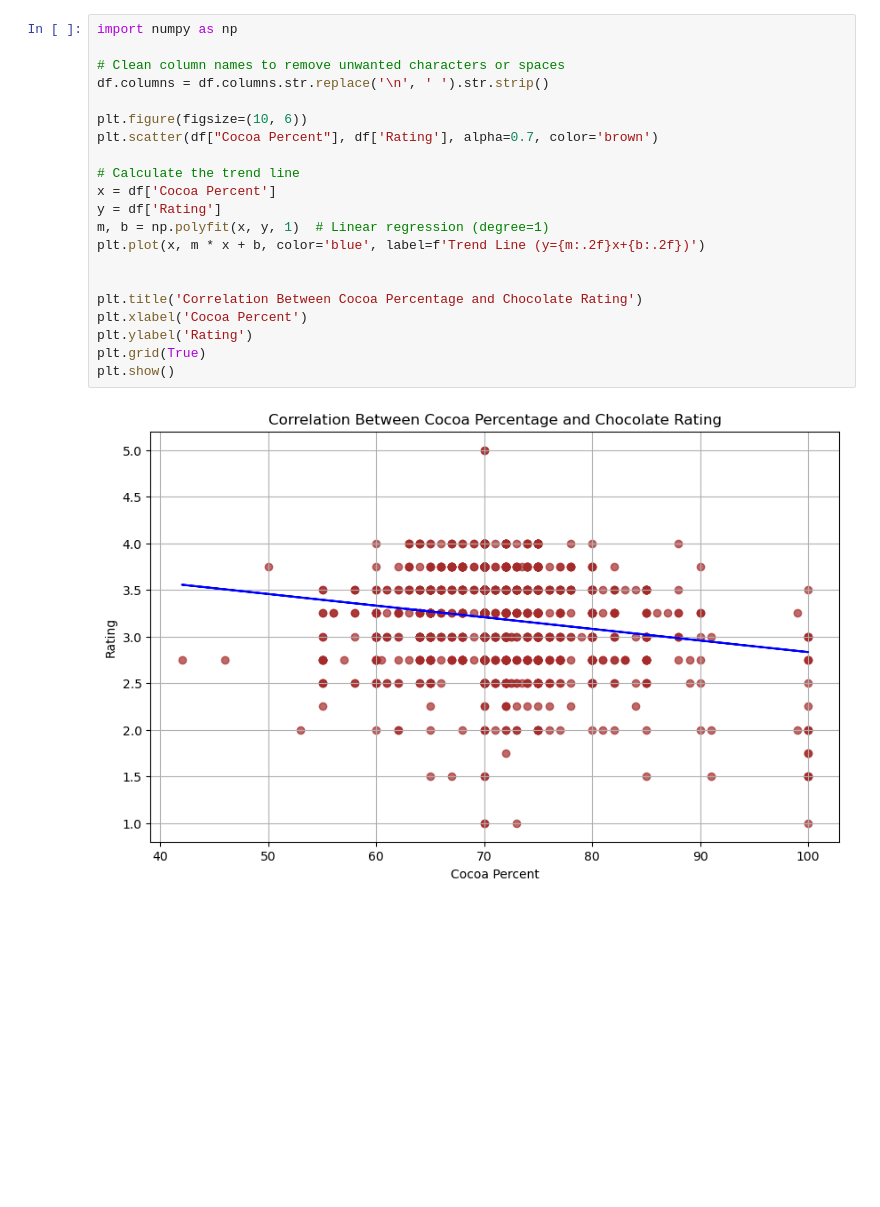
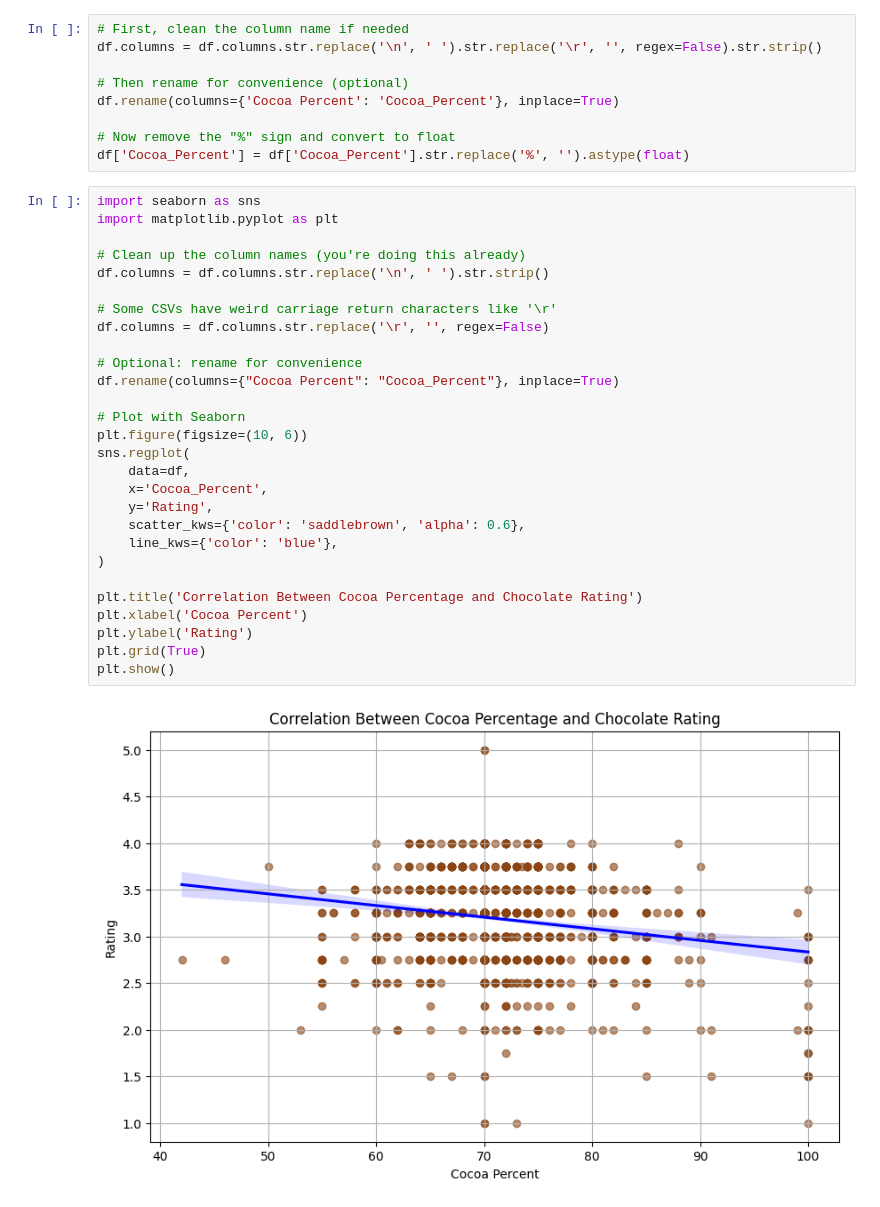
Before and after one commit to aloraorr/MLChocolateProject, a Jupyter notebook: ml_chocolate_project.ipynb, the cells around one changed output. Cells and saved outputs as stored; diff of their text form; blank space fills up the shorter version.

Commit message:
Fixed correlation graph, added distribution of chocolate ratings by company location

```diff
--- a/ml_chocolate_project.ipynb
+++ b/ml_chocolate_project.ipynb
@@ -53,26 +55,42 @@ plt.grid(axis='x', linestyle='--', alpha=0.7)
 plt.show()
 # %% [output]
 [figure]
+# %%
+# First, clean the column name if needed
+df.columns = df.columns.str.replace('\n', ' ').str.replace('\r', '', regex=False).str.strip()
+
+# Then rename for convenience (optional)
+df.rename(columns={'Cocoa Percent': 'Cocoa_Percent'}, inplace=True)
+
+# Now remove the "%" sign and convert to float
+df['Cocoa_Percent'] = df['Cocoa_Percent'].str.replace('%', '').astype(float)
 # %%
-import numpy as np
+import seaborn as sns
+import matplotlib.pyplot as plt
 
-# Clean column names to remove unwanted characters or spaces
+# Clean up the column names (you're doing this already)
 df.columns = df.columns.str.replace('\n', ' ').str.strip()
 
+# Some CSVs have weird carriage return characters like '\r'
+df.columns = df.columns.str.replace('\r', '', regex=False)
+
+# Optional: rename for convenience
+df.rename(columns={"Cocoa Percent": "Cocoa_Percent"}, inplace=True)
+
+# Plot with Seaborn
 plt.figure(figsize=(10, 6))
-plt.scatter(df["Cocoa Percent"], df['Rating'], alpha=0.7, color='brown')
-
-# Calculate the trend line
-x = df['Cocoa Percent']
-y = df['Rating']
-m, b = np.polyfit(x, y, 1)  # Linear regression (degree=1)
-plt.plot(x, m * x + b, color='blue', label=f'Trend Line (y={m:.2f}x+{b:.2f})')
-
+sns.regplot(
+    data=df,
+    x='Cocoa_Percent',
+    y='Rating',
+    scatter_kws={'color': 'saddlebrown', 'alpha': 0.6},
+    line_kws={'color': 'blue'},
+)
 
 plt.title('Correlation Between Cocoa Percentage and Chocolate Rating')
 plt.xlabel('Cocoa Percent')
 plt.ylabel('Rating')
 plt.grid(True)
 plt.show()
 # %% [output]
-[figure, old version]
+[figure, new version]
```
Also changed, not shown: parts of 5 cells of this notebook.
